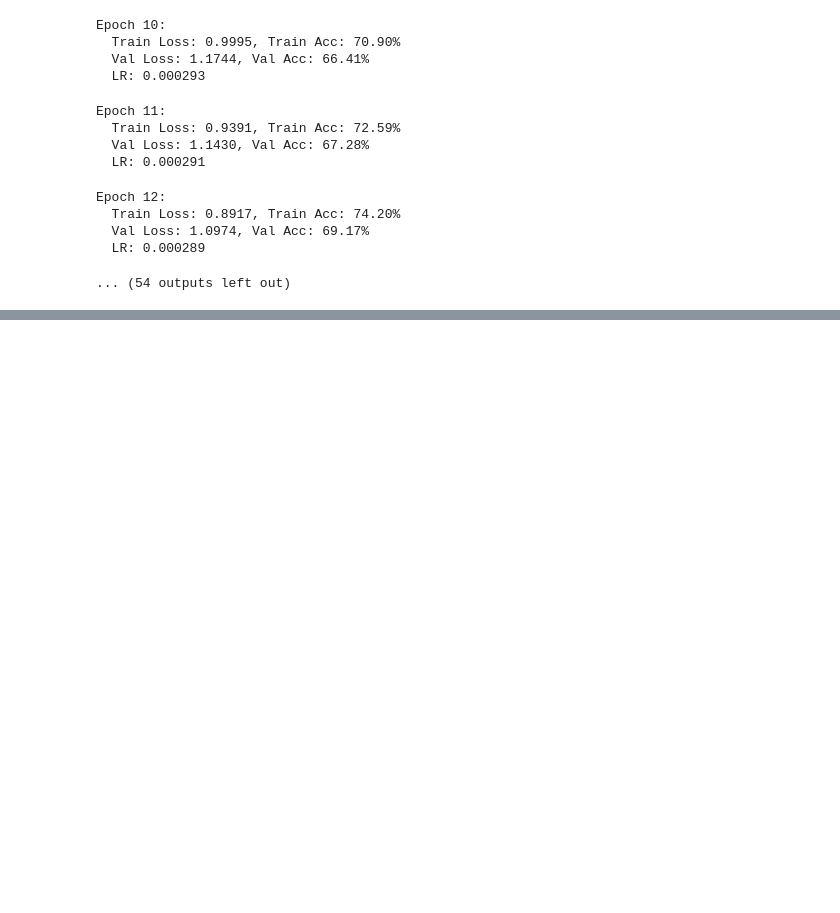
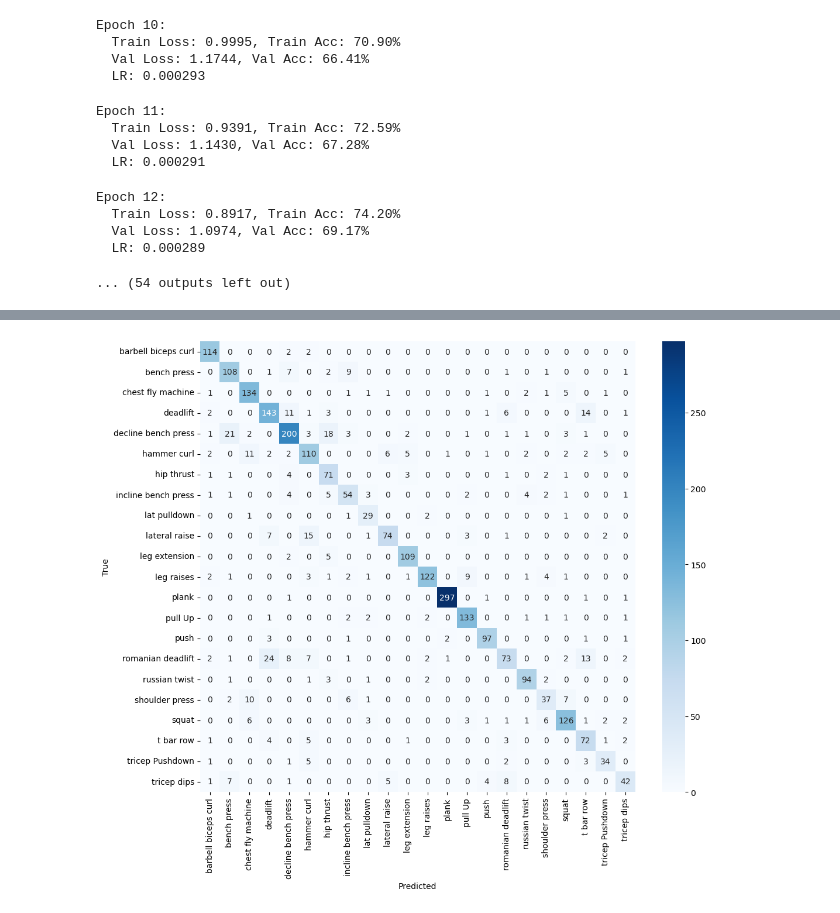
Before and after one commit to aesloxia/Gym-Exercise-Realtime-Classifier, a Jupyter notebook: CNN-02-model-train.ipynb, the cells around one changed output, grey strips where cells are left out. Cells and saved outputs as stored; diff of their text form; code cells hidden in the pictures; blank space fills up the shorter version.

Commit message:
new model
trained new model, with small changes in structure, 82% accuracy

```diff
--- a/CNN-02-model-train.ipynb
+++ b/CNN-02-model-train.ipynb
@@ -142,7 +142,7 @@ test_loader = DataLoader(test_dataset, batch_size=batch_size, shuffle=False,
                         num_workers=4, pin_memory=True)
 # %%
 class Depthwise1x1Conv(nn.Module):
-    def __init__(self, in_channels, out_channels, kernel_size=3, stride=1, padding=3):
+    def __init__(self, in_channels, out_channels, kernel_size=3, stride=1, padding=1):
         super().__init__()
         self.depthwise = nn.Conv2d(
             in_channels, in_channels, kernel_size,
@@ -429,5 +457,5 @@ model = PoseClassifier(
     n_coords=3,
     seq_length=10,
     num_classes=22,
-    dropout_rate=0.4
+    dropout_rate=0.3
 )
@@ -433,0 +550,28 @@ model = PoseClassifier(
+# %%
+model.eval()
+all_preds = []
+all_labels = []
+all_probs = []
+
+with torch.no_grad():
+    for inputs, labels in test_loader:
+        inputs = inputs.to(device)
+        outputs = model(inputs)
+        probs = F.softmax(outputs, dim=1)
+        _, preds = torch.max(outputs, 1)
+
+        all_preds.extend(preds.cpu().numpy())
+        all_labels.extend(labels.numpy())
+        all_probs.extend(probs.cpu().numpy())
+
+all_preds = np.array(all_preds)
+all_labels = np.array(all_labels)
+all_probs = np.array(all_probs)
+# %%
+from sklearn.metrics import classification_report, confusion_matrix
+
+y_test_labels = le.inverse_transform(all_labels)
+y_pred_labels = le.inverse_transform(all_preds)
+
+print(classification_report(y_test_labels, y_pred_labels))
+confusion_matrix = confusion_matrix(all_labels, all_preds)
@@ -433,0 +596,10 @@ model = PoseClassifier(
+# %%
+labels = le.classes_
+
+plt.figure(figsize=(12,10))
+sns.heatmap(confusion_matrix, annot=True, fmt='d', xticklabels=labels, yticklabels=labels, cmap='Blues')
+plt.xlabel('Predicted')
+plt.ylabel('True')
+plt.show()
+# %% [output]
+[figure, added]
```
Also changed, not shown: parts of 5 cells of this notebook, 1 other file.
